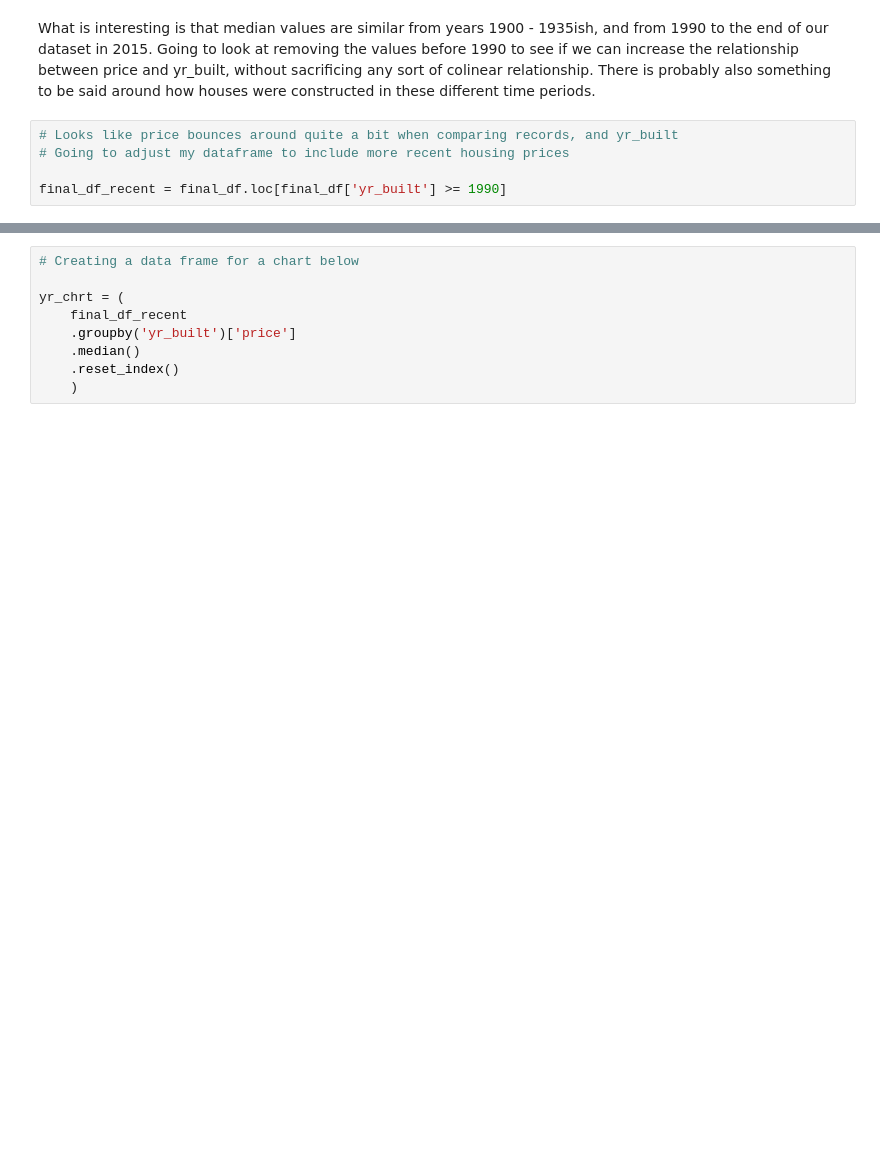
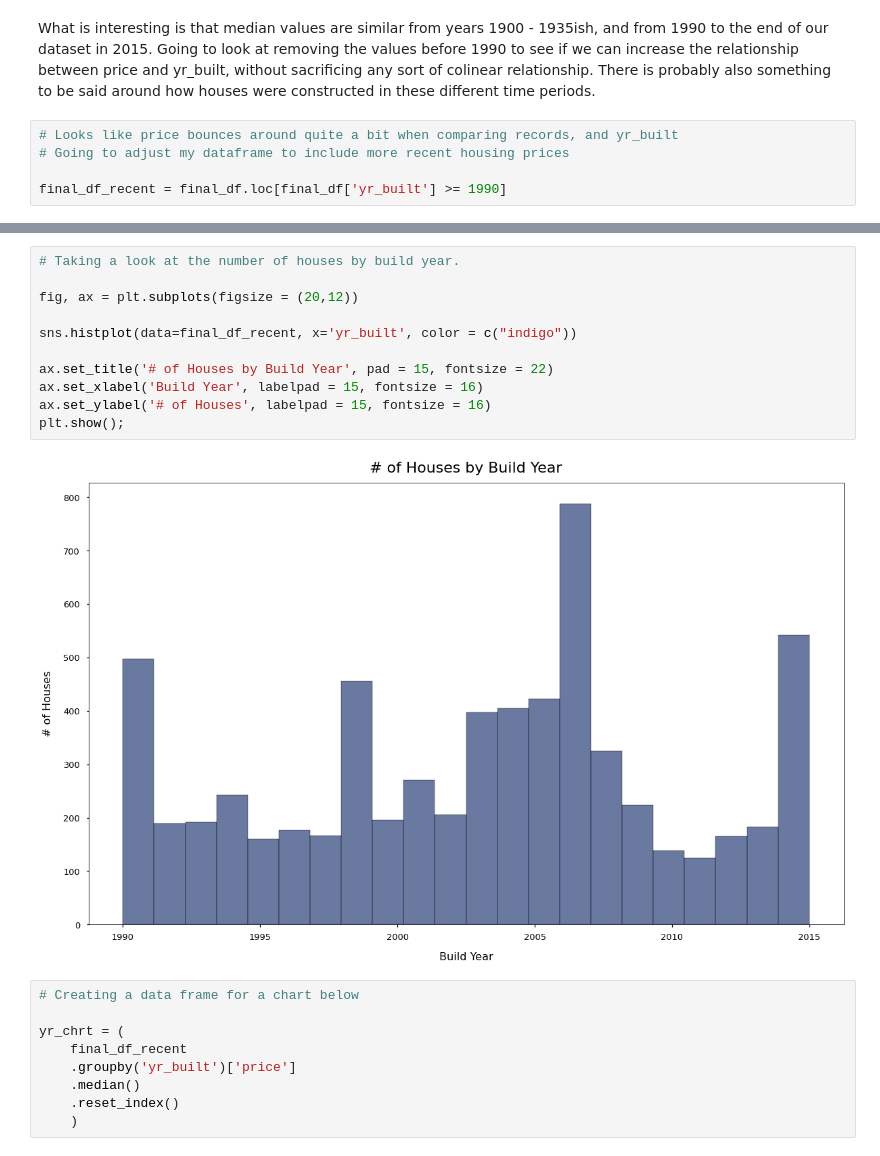
Before and after one commit to heathlikethecandybar/dsc-phase-2-project-v2-3, a Jupyter notebook: phase_2_project.ipynb, the cells around one changed output, grey strips where cells are left out. Saved outputs shown, nothing was run; the diff lists cells and outputs as text; blank space fills up the shorter version.

```diff
--- a/phase_2_project.ipynb
+++ b/phase_2_project.ipynb
@@ -1270,6 +1257,19 @@ final_df_recent.describe()
 | 50% | 4.750000e+05 | 3.000000 | 2.500000 | 2240.000000 | 2.000000 | 0.000000 | 2004.000000 | 0.000000 | 8.000000 |
 | 75% | 6.525500e+05 | 4.000000 | 2.750000 | 2860.000000 | 2.000000 | 0.000000 | 2008.000000 | 0.000000 | 9.000000 |
 | max | 1.120000e+06 | 9.000000 | 7.500000 | 7350.000000 | 3.500000 | 2600.000000 | 2015.000000 | 1.000000 | 12.000000 |
+# %%
+# Taking a look at the number of houses by build year.
+
+fig, ax = plt.subplots(figsize = (20,12))
+
+sns.histplot(data=final_df_recent, x='yr_built', color = c("indigo"))
+
+ax.set_title('# of Houses by Build Year', pad = 15, fontsize = 22)
+ax.set_xlabel('Build Year', labelpad = 15, fontsize = 16)
+ax.set_ylabel('# of Houses', labelpad = 15, fontsize = 16)
+plt.show();
+# %% [output]
+[figure, added]
 # %%
 # Creating a data frame for a chart below
 
```
Also changed, not shown: parts of 11 cells of this notebook, 2 other files.
